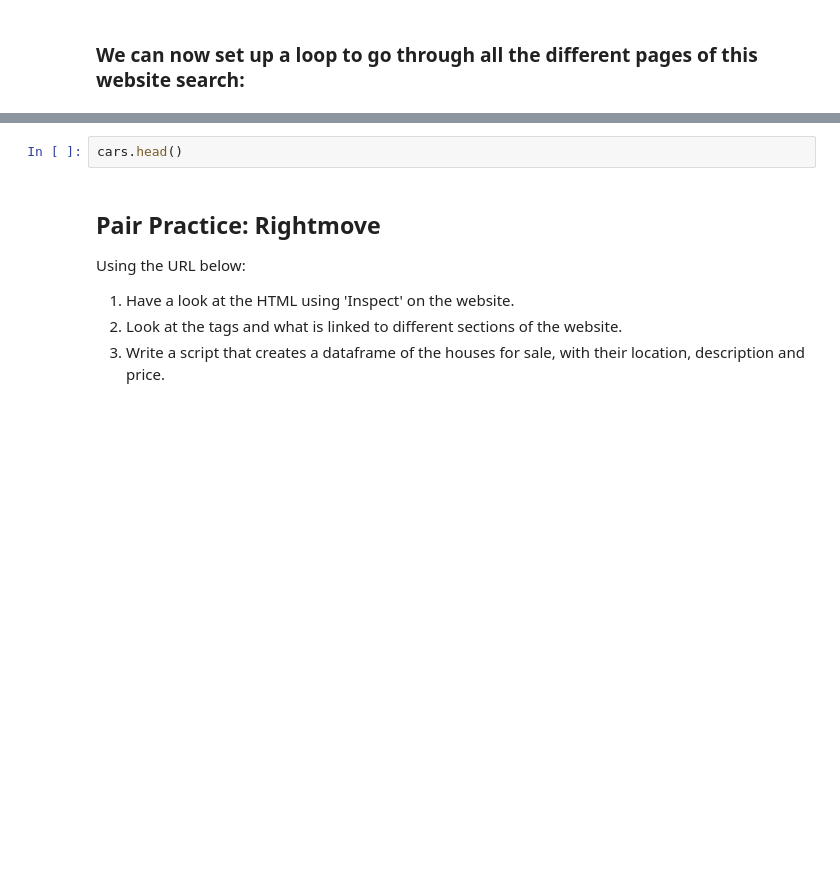
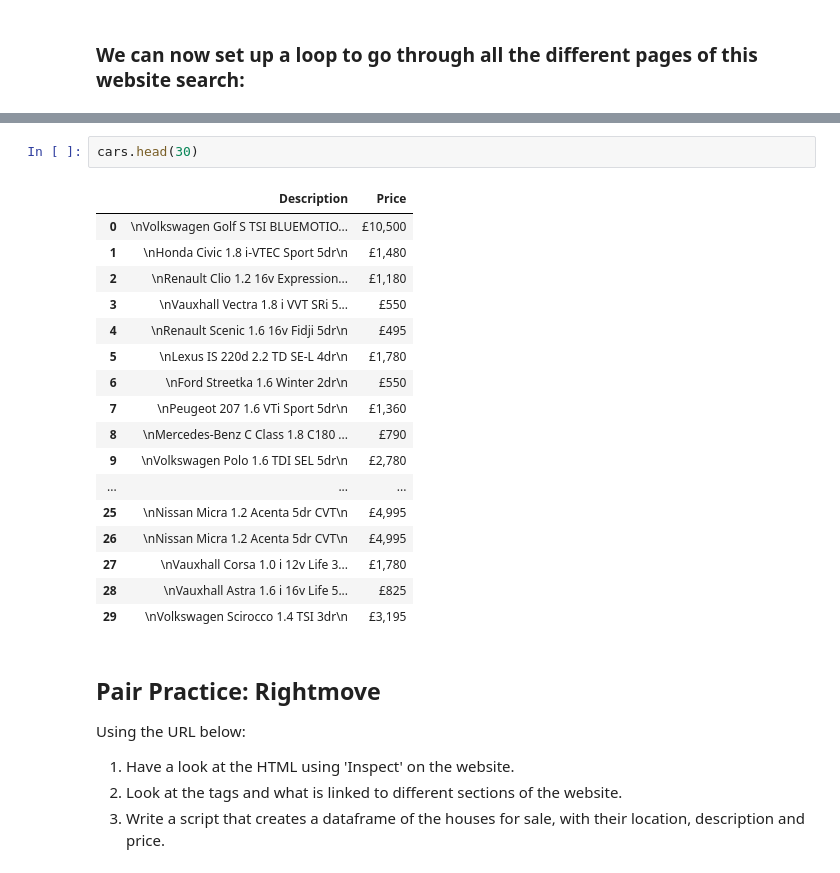
Before and after one commit to a3o1m2/DSI11-lessons, a Jupyter notebook: week05/day2_web_scraping_and_apis/web_scraping/intro-to-web-scraping-starter-code.ipynb, the cells around one changed output, grey strips where cells are left out. Drawn from its saved outputs; the diff is of its cells as text; blank space fills up the shorter version.

```diff
--- a/week05/day2_web_scraping_and_apis/web_scraping/intro-to-web-scraping-starter-code.ipynb
+++ b/week05/day2_web_scraping_and_apis/web_scraping/intro-to-web-scraping-starter-code.ipynb
@@ -165,5 +254,23 @@ cars.info()
 # %%
-cars.head()
+cars.head(30)
+# %% [output]
+|  | Description | Price |
+| 0 | \nVolkswagen Golf S TSI BLUEMOTIO... | £10,500 |
+| 1 | \nHonda Civic 1.8 i-VTEC Sport 5dr\n | £1,480 |
+| 2 | \nRenault Clio 1.2 16v Expression... | £1,180 |
+| 3 | \nVauxhall Vectra 1.8 i VVT SRi 5... | £550 |
+| 4 | \nRenault Scenic 1.6 16v Fidji 5dr\n | £495 |
+| 5 | \nLexus IS 220d 2.2 TD SE-L 4dr\n | £1,780 |
+| 6 | \nFord Streetka 1.6 Winter 2dr\n | £550 |
+| 7 | \nPeugeot 207 1.6 VTi Sport 5dr\n | £1,360 |
+| 8 | \nMercedes-Benz C Class 1.8 C180 ... | £790 |
+| 9 | \nVolkswagen Polo 1.6 TDI SEL 5dr\n | £2,780 |
+| ... | ... | ... |
+| 25 | \nNissan Micra 1.2 Acenta 5dr CVT\n | £4,995 |
+| 26 | \nNissan Micra 1.2 Acenta 5dr CVT\n | £4,995 |
+| 27 | \nVauxhall Corsa 1.0 i 12v Life 3... | £1,780 |
+| 28 | \nVauxhall Astra 1.6 i 16v Life 5... | £825 |
+| 29 | \nVolkswagen Scirocco 1.4 TSI 3dr\n | £3,195 |
 # %% [markdown]
 ## Pair Practice: Rightmove
 
```
Also changed, not shown: parts of 19 cells of this notebook, 5 other files.
